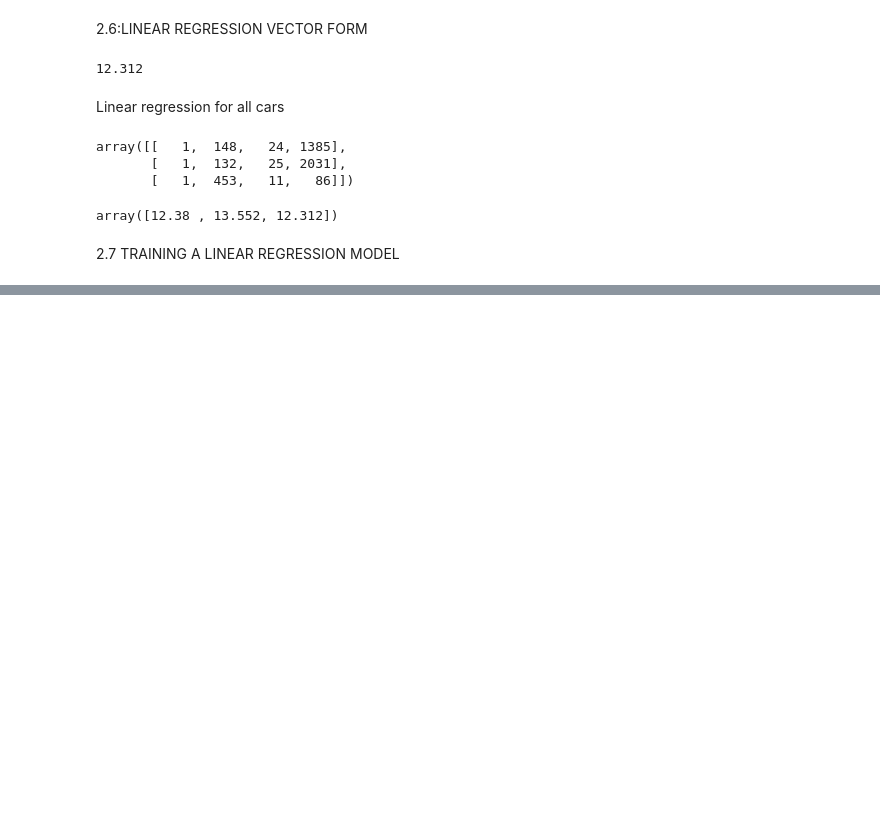
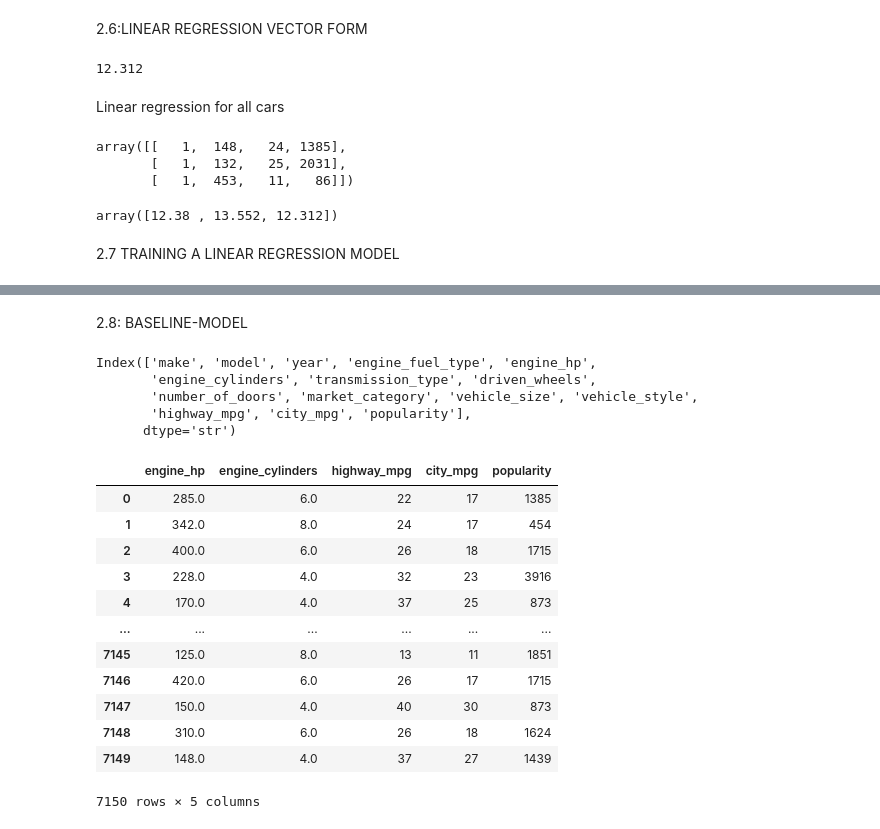
Before and after one commit to william-kambi/machine--learning-zoomcamp, a Jupyter notebook: 02-regression/02 carprice.ipynb, the cells around one changed output, grey strips where cells are left out. Cells and saved outputs as stored; diff of their text form; code cells hidden in the pictures; blank space fills up the shorter version.

```diff
--- a/02-regression/02 carprice.ipynb
+++ b/02-regression/02 carprice.ipynb
@@ -377,0 +424,28 @@ array([12.38 , 13.552, 12.312])
+# %% [markdown]
+2.8: BASELINE-MODEL
+# %%
+df_train.columns
+# %% [output]
+Index(['make', 'model', 'year', 'engine_fuel_type', 'engine_hp',
+       'engine_cylinders', 'transmission_type', 'driven_wheels',
+       'number_of_doors', 'market_category', 'vehicle_size', 'vehicle_style',
+       'highway_mpg', 'city_mpg', 'popularity'],
+      dtype='str')
+# %%
+base = ['engine_hp', 'engine_cylinders', 'highway_mpg',
+        'city_mpg', 'popularity']
+df_train[base]
+# %% [output]
+|  | engine_hp | engine_cylinders | highway_mpg | city_mpg | popularity |
+| 0 | 285.0 | 6.0 | 22 | 17 | 1385 |
+| 1 | 342.0 | 8.0 | 24 | 17 | 454 |
+| 2 | 400.0 | 6.0 | 26 | 18 | 1715 |
+| 3 | 228.0 | 4.0 | 32 | 23 | 3916 |
+| 4 | 170.0 | 4.0 | 37 | 25 | 873 |
+| ... | ... | ... | ... | ... | ... |
+| 7145 | 125.0 | 8.0 | 13 | 11 | 1851 |
+| 7146 | 420.0 | 6.0 | 26 | 17 | 1715 |
+| 7147 | 150.0 | 4.0 | 40 | 30 | 873 |
+| 7148 | 310.0 | 6.0 | 26 | 18 | 1624 |
+| 7149 | 148.0 | 4.0 | 37 | 27 | 1439 |
+7150 rows × 5 columns
```
Also changed, not shown: parts of 52 cells of this notebook.
